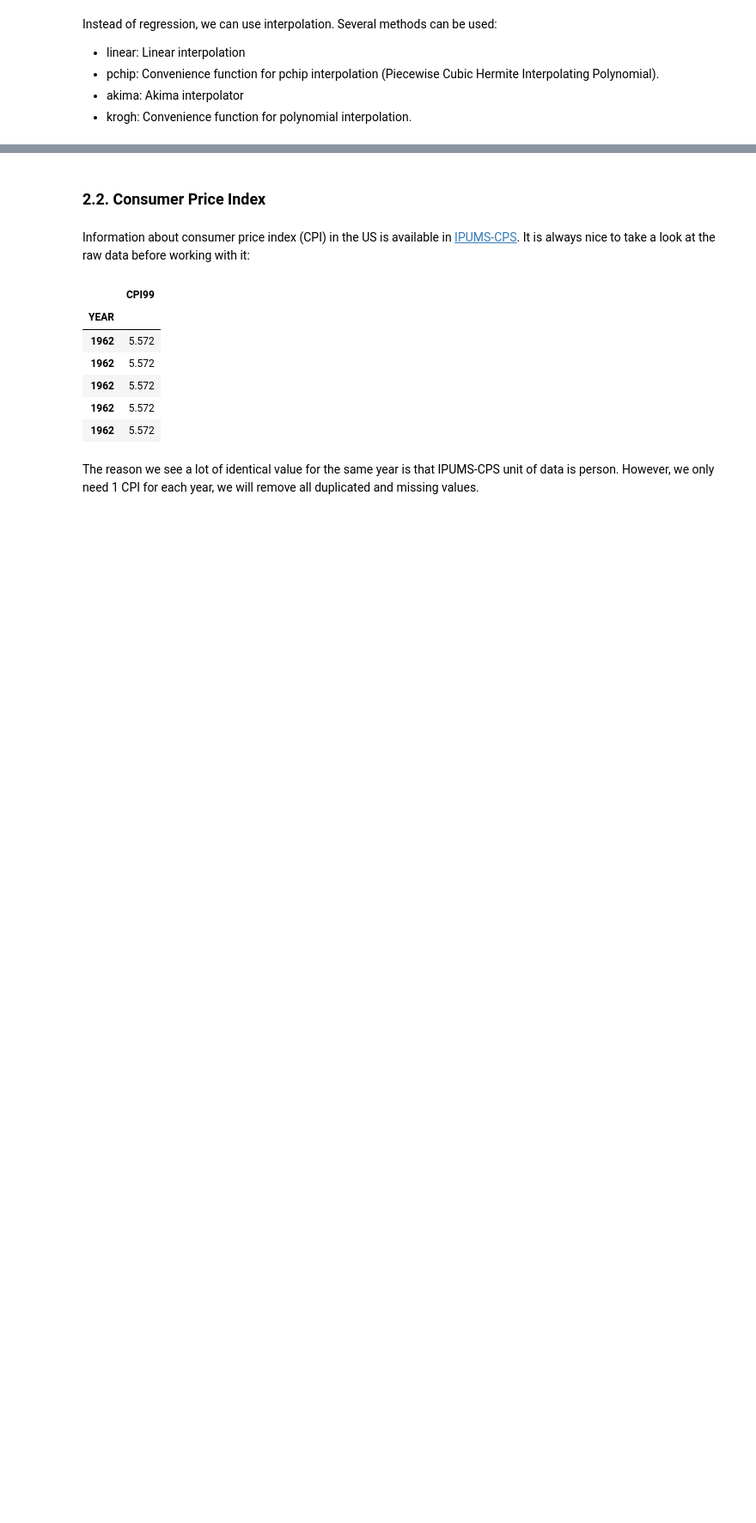
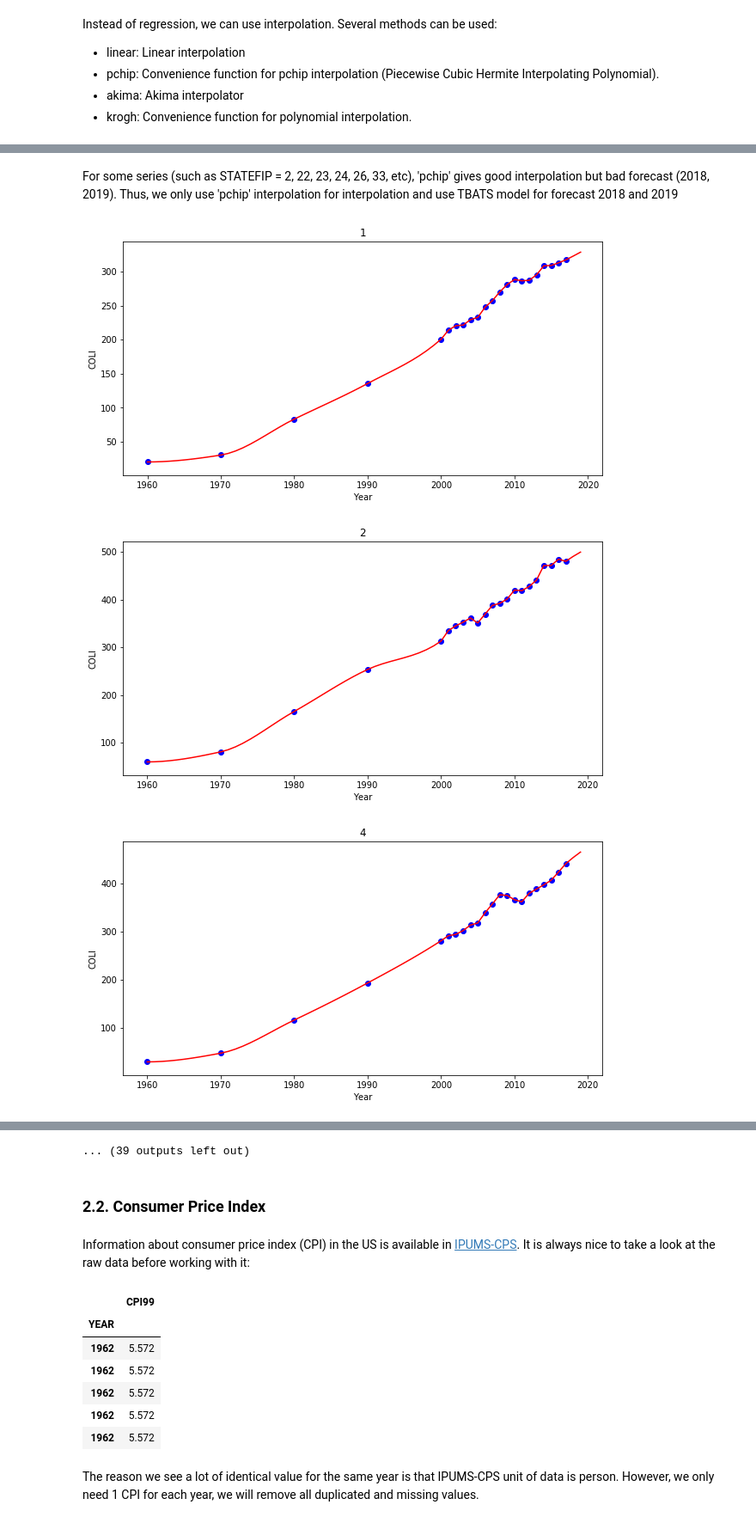
Before and after one commit to sangttruong/incomevis, a Jupyter notebook: main.ipynb, the cells around one changed output, grey strips where cells are left out. Shown at 86% size. Saved outputs shown, nothing was run; the diff lists cells and outputs as text; code cells hidden in the pictures; blank space fills up the shorter version.

```diff
--- a/main.ipynb
+++ b/main.ipynb
@@ -434,0 +450,2 @@ plt.show()
+# %% [markdown]
+For some series (such as STATEFIP = 2, 22, 23, 24, 26, 33, etc), 'pchip' gives good interpolation but bad forecast (2018, 2019). Thus, we only use 'pchip' interpolation for interpolation and use TBATS model for forecast 2018 and 2019
@@ -434,0 +456,26 @@ plt.show()
+# %%
+# 'pchip' interpolation, TBATS forecast
+for i in statefip:
+  # Interpolate
+  x = COLI.loc[:,i].astype(float)
+  y = x.interpolate(method = 'pchip', order = 5, limit_direction = 'both')
+  y = np.array(y)
+  u = y[:-2]
+  # Fit the model
+  estimator = TBATS(use_box_cox = None, use_trend = None, use_damped_trend = None, use_arma_errors = True)
+  model = estimator.fit(u)
+  y_forecast = model.forecast(steps=2)
+  t = np.concatenate((u, y_forecast))
+
+  # Plot
+  plt.figure(figsize = (10,5))
+  plt.plot(COLI.index, t, color = 'red')
+  plt.scatter(COLI.index, x, color = "blue")
+  plt.title(str(i))
+  plt.xlabel('Year')
+  plt.ylabel('COLI')
+  plt.show()
+# %% [output]
+[figure, added]
+[figure, added]
+[figure, added]
@@ -435,3 +491,4 @@ plt.show()
+... (39 outputs left out)
 # %% [markdown]
 ### **2.2. Consumer Price Index**
 # %% [markdown]
```
Also changed, not shown: parts of 3 cells of this notebook.
